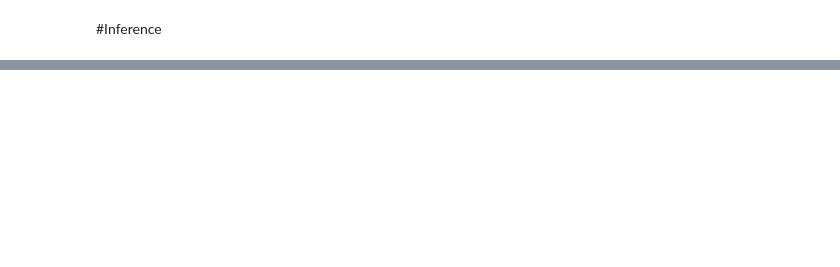
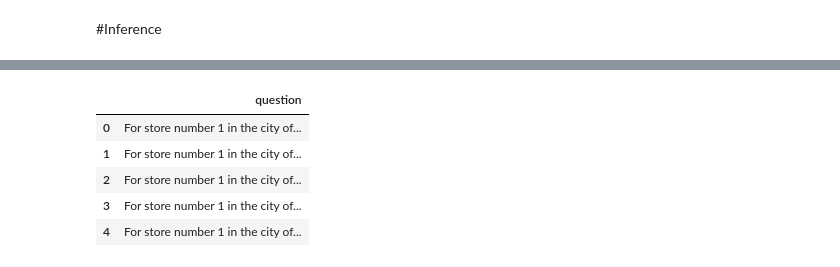
Before and after one commit to jyotiyadav94/StoreSalesPrediction, a Jupyter notebook: LLM_fine_tuning/LLM_fine_tuningipynb.ipynb, the cells around one changed output, grey strips where cells are left out. Drawn from its saved outputs; the diff is of its cells as text; code cells hidden in the pictures; blank space fills up the shorter version.

```diff
--- a/LLM_fine_tuning/LLM_fine_tuningipynb.ipynb
+++ b/LLM_fine_tuning/LLM_fine_tuningipynb.ipynb
@@ -250,0 +282,37 @@ inputs = ["Please answer this question: " + my_question]
+# %%
+import pandas as pd
+
+# Given dataset
+data = pd.read_csv('/content/gdrive/My Drive/research/submission_encoded_dataset.csv')
+
+# Fill missing values with 0
+data['transactions'] = data['transactions'].fillna(0)
+data['type_of_holiday'] = data['type_of_holiday'].fillna(0)
+
+# Create DataFrame
+df = pd.DataFrame(data)
+
+# Function to generate question
+def generate_question(row):
+    # Formulate the question
+    question = f"For store number {row['store_nbr']} in the city of {row['city']}, with products from various categories such as {row['family']}, during a {str(row['type_of_holiday']).lower()} on {row['year']}-{row['month']}-{row['day']}, with {'no' if row['onpromotion'] == 0 else 'promotions'}, cluster {row['cluster']}, and WTI crude oil price at ${row['dcoilwtico']}, what were the total sales on that day?"
+
+    return question
+
+# Generate questions using list comprehension
+questions = [generate_question(row) for _, row in df.iterrows()]
+
+# Create a DataFrame for questions
+questions_df = pd.DataFrame({'question': questions})
+
+# Save the dataframe to a file
+questions_df.to_csv('datasetqatest.csv', index=False)
+
+questions_df.head(5)
+# %% [output]
+|  | question |
+| 0 | For store number 1 in the city of... |
+| 1 | For store number 1 in the city of... |
+| 2 | For store number 1 in the city of... |
+| 3 | For store number 1 in the city of... |
+| 4 | For store number 1 in the city of... |
```
Also changed, not shown: parts of 15 cells of this notebook.
